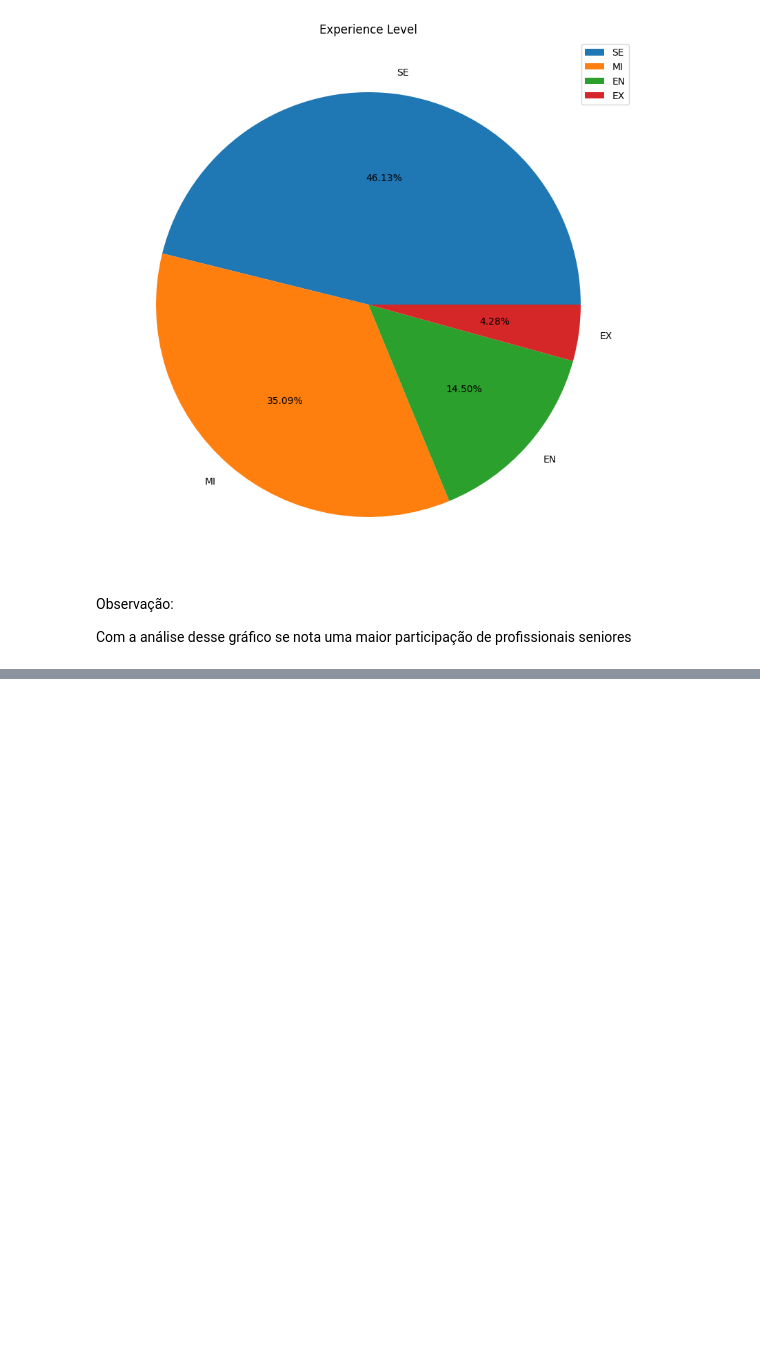
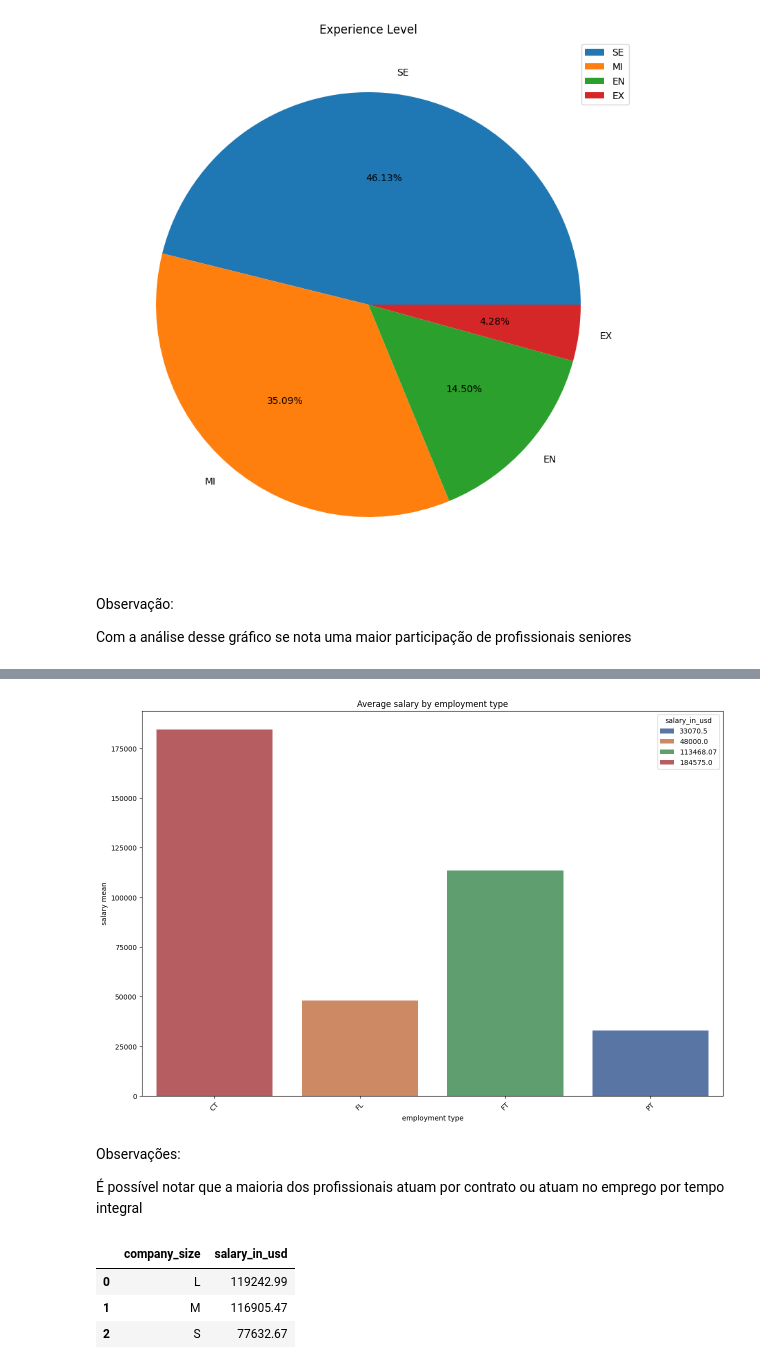
Before and after one commit to wesiley/Data-Scientist-Job-Salaries-EDA, a Jupyter notebook: Data_Science_EDA.ipynb, the cells around one changed output, grey strips where cells are left out. Cells and saved outputs as stored; diff of their text form; code cells hidden in the pictures; blank space fills up the shorter version.

```diff
--- a/Data_Science_EDA.ipynb
+++ b/Data_Science_EDA.ipynb
@@ -183,0 +390,4 @@ Com a análise desse gráfico se nota uma maior participação de profissionais
+# %%
+#Como os salários variam por tipo de emprego (full-time, part-time, etc.)?
+salary_by_employment_type = df.groupby('employment_type')['salary_in_usd'].mean().round(2).reset_index()
+salary_by_employment_type
@@ -183,0 +400,23 @@ Com a análise desse gráfico se nota uma maior participação de profissionais
+# %%
+plt.figure(figsize=(15, 10))
+sns.barplot(x='employment_type', y='salary_in_usd', hue = 'salary_in_usd',data = salary_by_employment_type, palette = 'deep')
+plt.title('Average salary by employment type')
+plt.xlabel('employment type')
+plt.ylabel('salary mean')
+plt.xticks(rotation=45)
+plt.show()
+# %% [output]
+[figure, added]
+# %% [markdown]
+Observações:
+
+É possível notar que a maioria dos profissionais atuam por contrato ou atuam no emprego por tempo integral
+# %%
+# Qual a relação entre salário e tamanho da empresa?
+salary_by_company_size = df.groupby('company_size')['salary_in_usd'].mean().round(2).reset_index()
+salary_by_company_size
+# %% [output]
+|  | company_size | salary_in_usd |
+| 0 | L | 119242.99 |
+| 1 | M | 116905.47 |
+| 2 | S | 77632.67 |
```
Also changed, not shown: parts of 42 cells of this notebook.
